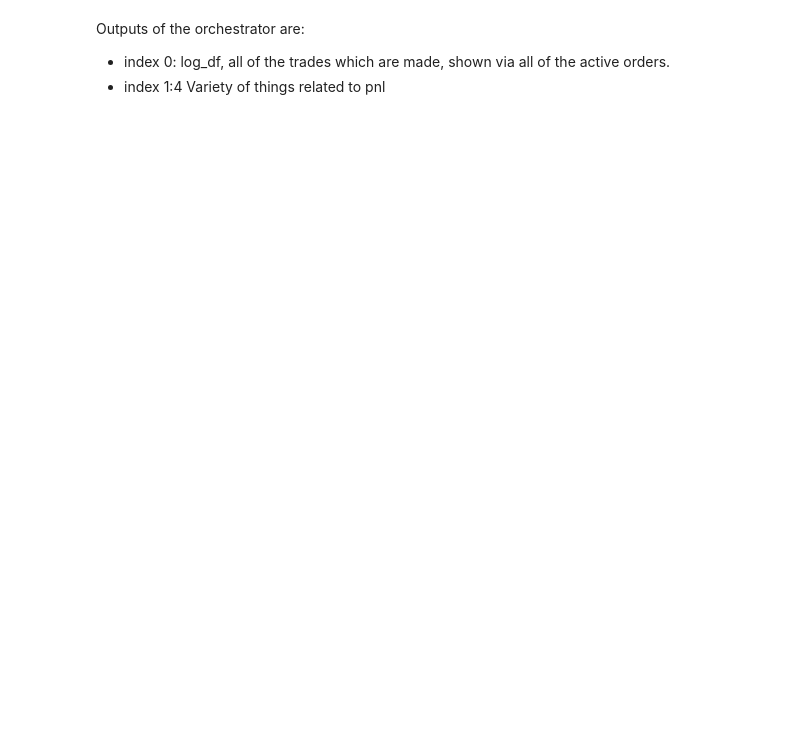
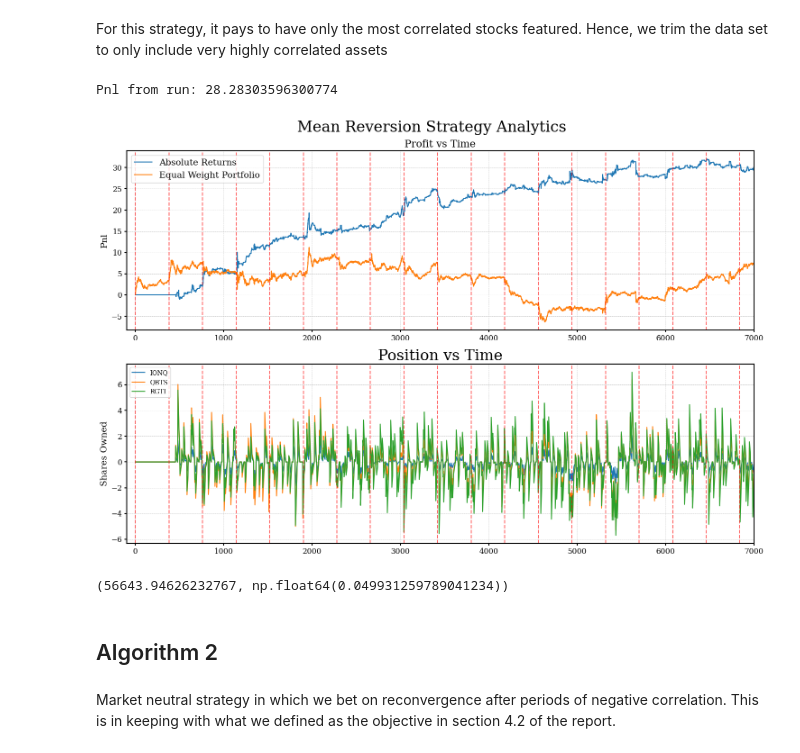
Before and after one commit to Harry-Ell/financial-anomaly-detection, a Jupyter notebook: backtesting/example_backtest.ipynb, the cells around one changed output. Drawn from its saved outputs; the diff is of its cells as text; code cells hidden in the pictures; blank space fills up the shorter version.

```diff
--- a/backtesting/example_backtest.ipynb
+++ b/backtesting/example_backtest.ipynb
@@ -22,4 +35,71 @@ normed_index = (equal_weighted_index - equal_weighted_index.iloc[0])
+# %% [markdown]
+For this strategy, it pays to have only the most correlated stocks featured. Hence, we trim the data set to only include very highly correlated assets
+# %%
+dataset_trimmed = dataset[['IONQ', 'QBTS','RGTI']]
+equal_weighted_index_trimmed = dataset_trimmed.sum(axis=1)
+normed_index_trimmed = (equal_weighted_index_trimmed - equal_weighted_index_trimmed.iloc[0])
+# %%
+outs_mean_rev = Orchestrator(
+    TradingLogic,
+    start_time="2025-08-05 14:30:00+00:00",
+    dataset = dataset_trimmed,
+    alpha = 0.4,
+    remove_pcs = False,
+    pcs_removed = 1,
+    slippage = 1,
+    unwind_rate=20,
+    sensitivity=0.01,
+    min_len=13,
+    bt_res=1
+    ).RunOrchestrator()
+
+print('Pnl from run:',outs_mean_rev[1].iloc[-1])
+# %% [output]
+Pnl from run: 28.28303596300774
+# %%
+# make a df which allows us to offset some of the position vs time plots
+diff_mean_rev = max(0, len(outs_mean_rev[1]) - len(outs_mean_rev[0]))
+offsets_mean_rev = pd.DataFrame(
+    0,
+    index=pd.RangeIndex(diff_mean_rev),
+    columns=outs_mean_rev[0].columns
+)
+log_df_mean_rev = pd.concat([offsets_mean_rev, outs_mean_rev[0]], axis=0)
+# %%
+daybreaks = [380 * i for i in range(70)]
+fig, axes = plt.subplots(2, figsize=(15,10))
+fig.suptitle('Mean Reversion Strategy Analytics', fontsize = 24)
+axes[0].plot(range(0, len(outs_mean_rev[1])), outs_mean_rev[1], label = 'Absolute Returns')
+axes[0].plot(normed_index_trimmed.values, label = 'Equal Weight Portfolio')
+axes[0].set_title('Profit vs Time')
+axes[0].set_ylabel('Pnl')
+axes[0].legend(fontsize = 14, loc = 'upper left')
+
+positions_mean_rev = log_df_mean_rev.cumsum()
+axes[1].plot(range(0, len(positions_mean_rev)), positions_mean_rev, label = log_df_mean_rev.columns)
+axes[1].set_title('Position vs Time', fontsize = 24)
+axes[1].set_ylabel('Shares Owned')
+axes[1].legend(loc = 'upper left')
+
+axes = axes.flatten()
+for ax in axes:
+    for dbreak in daybreaks:
+        ax.axvline(dbreak, color = 'red', linestyle = '--', alpha = 0.6)
+        ax.set_xlim((-100, 7000))
+fig.tight_layout()
+plt.savefig('mean_rev_strat.png')
+plt.show()
+# %% [output]
+[figure, added]
+# %%
+# some information on total transactions to get there
+costs_mean_rev = np.abs(log_df_mean_rev) # type: ignore
+net_per_stock_mean_rev = costs_mean_rev.sum(axis=0).values
+transactions_mean_rev = sum(net_per_stock_mean_rev * dataset_trimmed.iloc[-1])
+transactions_mean_rev, outs_mean_rev[1].iloc[-1]/ transactions_mean_rev * 100
+# %% [output]
+(56643.94626232767, np.float64(0.049931259789041234))
+# %% [markdown]
+## Algorithm 2
 # %% [markdown]
-Outputs of the orchestrator are:
-- index 0: log_df, all of the trades which are made, shown via all of the active orders.
-- index 1:4 Variety of things related to pnl
+Market neutral strategy in which we bet on reconvergence after periods of negative correlation. This is in keeping with what we defined as the objective in section 4.2 of the report.
```
Also changed, not shown: parts of 16 cells of this notebook, 12 other files.
